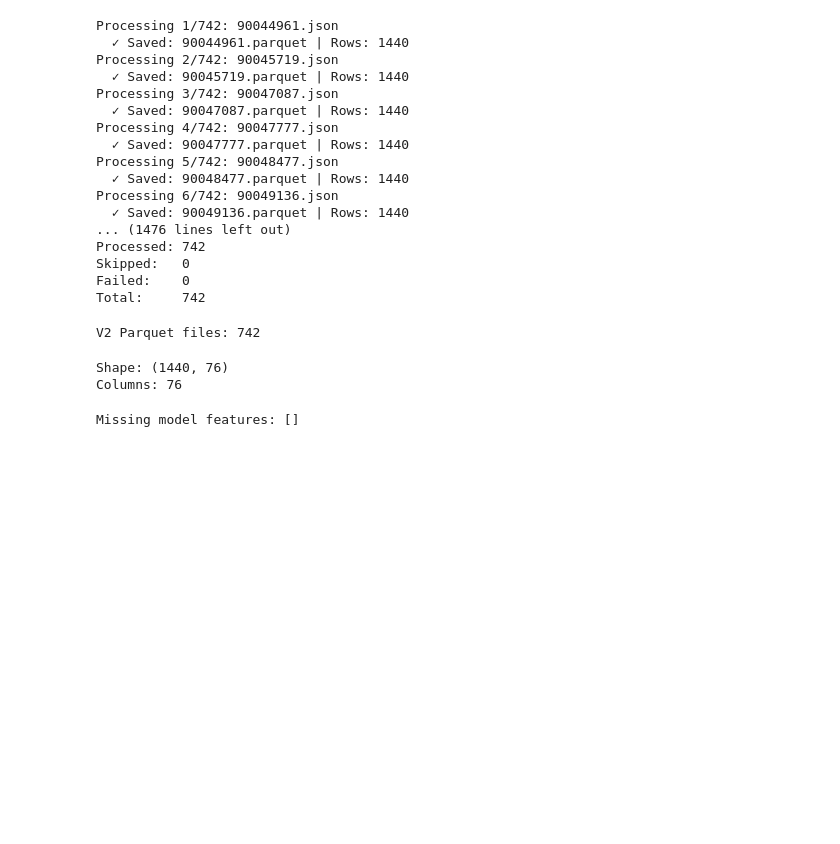
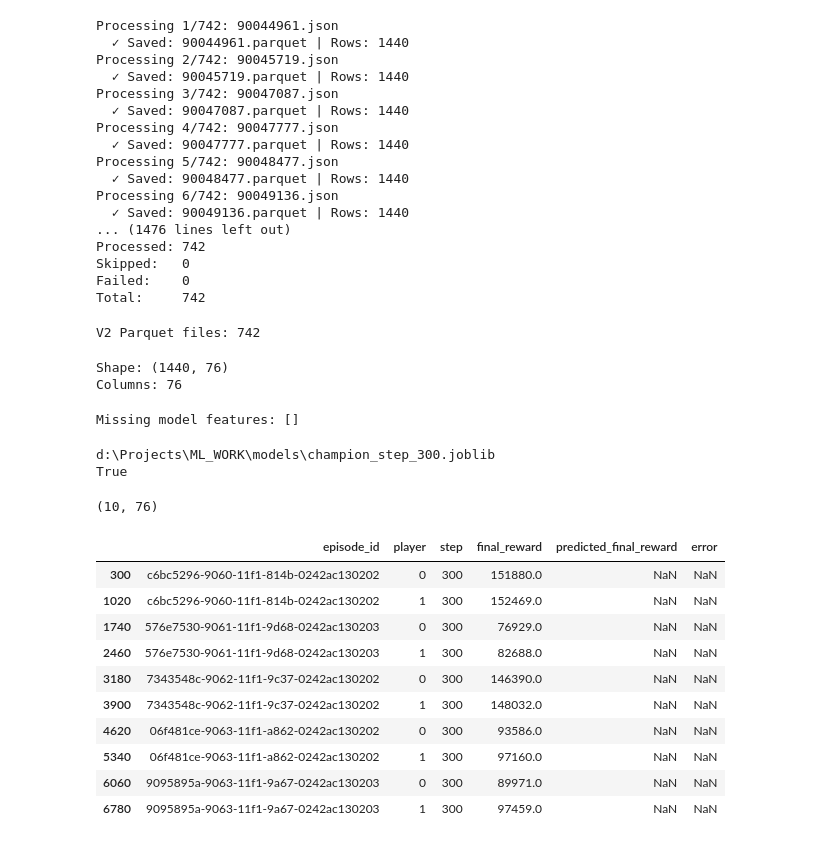
Before and after one commit to bensbasil/ML_WORK, a Jupyter notebook: notebooks/04_eda.ipynb, the cells around one changed output. Cells and saved outputs as stored; diff of their text form; code cells hidden in the pictures; blank space fills up the shorter version.

```diff
--- a/notebooks/04_eda.ipynb
+++ b/notebooks/04_eda.ipynb
@@ -3196,0 +3205,61 @@ Missing model features: []
+# %%
+import importlib
+import src.models.predict as predict_module
+
+importlib.reload(predict_module)
+
+predict_from_dataframe = (
+    predict_module.predict_from_dataframe
+)
+# %%
+model_path = (
+    PROJECT_ROOT
+    / "models"
+    / "champion_step_300.joblib"
+)
+
+print(model_path)
+print(model_path.exists())
+# %% [output]
+d:\Projects\ML_WORK\models\champion_step_300.joblib
+True
+# %%
+import pyarrow.dataset as ds
+
+PROCESSED_V2_DIR = (
+    PROJECT_ROOT / "data" / "processed_v2"
+)
+
+dataset_v2 = ds.dataset(
+    PROCESSED_V2_DIR,
+    format="parquet"
+)
+# %%
+step_300_df = dataset_v2.to_table().to_pandas()
+
+step_300_df = step_300_df[
+    step_300_df["step"] == 300
+].head(10)
+
+print(step_300_df.shape)
+# %% [output]
+(10, 76)
+# %%
+prediction_df = predict_from_dataframe(
+    model_path=model_path,
+    df=step_300_df
+)
+
+prediction_df
+# %% [output]
+|  | episode_id | player | step | final_reward | predicted_final_reward | error |
+| 300 | c6bc5296-9060-11f1-814b-0242ac130202 | 0 | 300 | 151880.0 | NaN | NaN |
+| 1020 | c6bc5296-9060-11f1-814b-0242ac130202 | 1 | 300 | 152469.0 | NaN | NaN |
+| 1740 | 576e7530-9061-11f1-9d68-0242ac130203 | 0 | 300 | 76929.0 | NaN | NaN |
+| 2460 | 576e7530-9061-11f1-9d68-0242ac130203 | 1 | 300 | 82688.0 | NaN | NaN |
+| 3180 | 7343548c-9062-11f1-9c37-0242ac130202 | 0 | 300 | 146390.0 | NaN | NaN |
+| 3900 | 7343548c-9062-11f1-9c37-0242ac130202 | 1 | 300 | 148032.0 | NaN | NaN |
+| 4620 | 06f481ce-9063-11f1-a862-0242ac130202 | 0 | 300 | 93586.0 | NaN | NaN |
+| 5340 | 06f481ce-9063-11f1-a862-0242ac130202 | 1 | 300 | 97160.0 | NaN | NaN |
+| 6060 | 9095895a-9063-11f1-9a67-0242ac130203 | 0 | 300 | 89971.0 | NaN | NaN |
+| 6780 | 9095895a-9063-11f1-9a67-0242ac130203 | 1 | 300 | 97459.0 | NaN | NaN |
```
Also changed, not shown: parts of 1 cell of this notebook.
